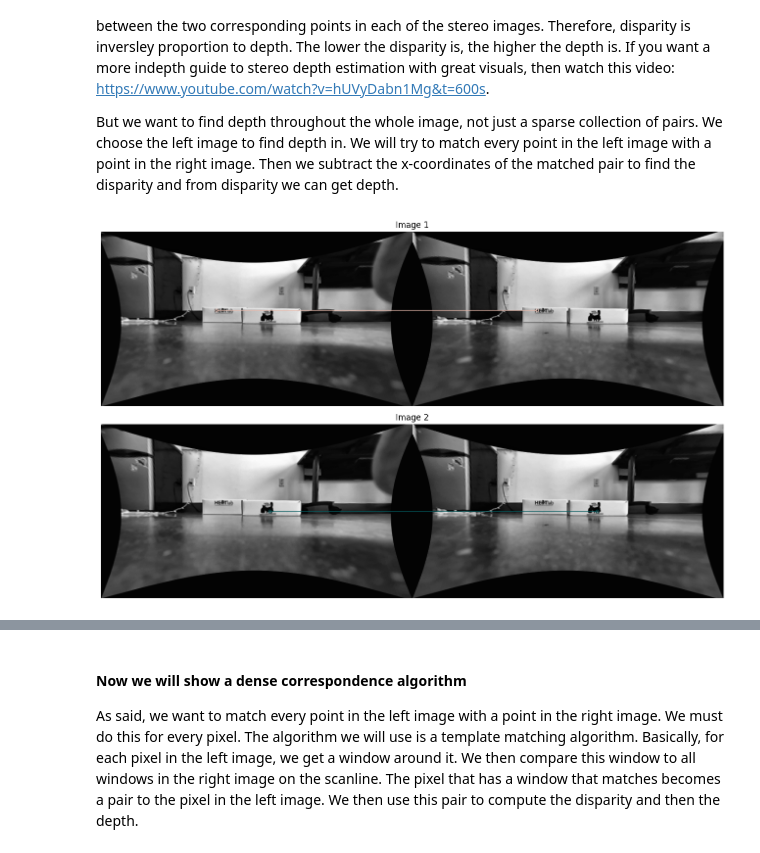
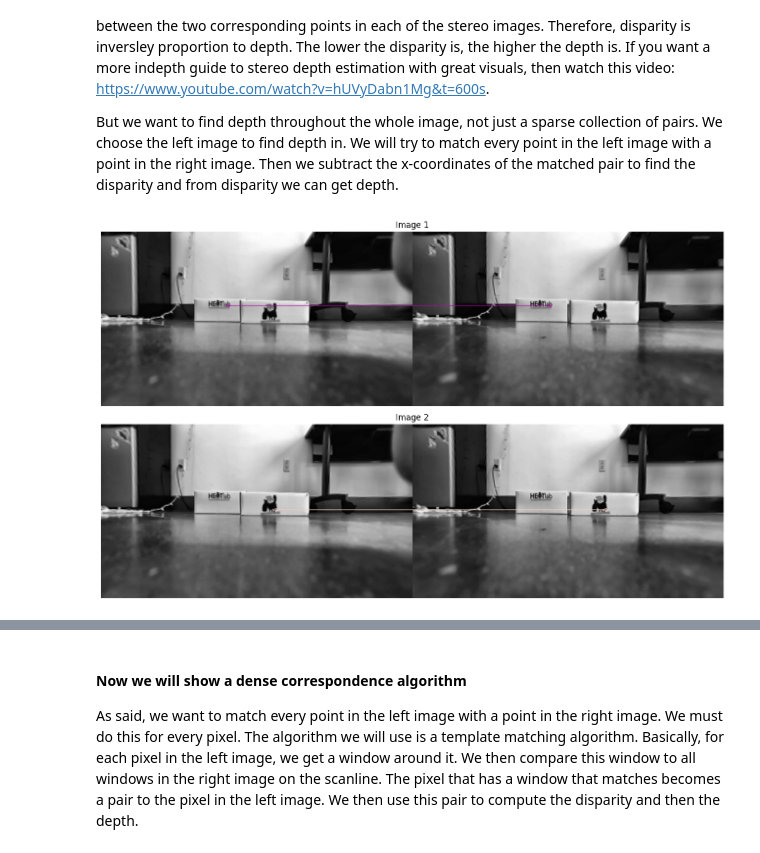
Before and after one commit to JoshuaG-K/stereo-camera-depth-tool, a Jupyter notebook: stereo-camera-depth.ipynb, the cells around one changed output, grey strips where cells are left out. Drawn from its saved outputs; the diff is of its cells as text; code cells hidden in the pictures.

```diff
--- a/stereo-camera-depth.ipynb
+++ b/stereo-camera-depth.ipynb
@@ -391,7 +391,7 @@ def get_function_to_undistort(checkerboard_calibration_folder, file_extension, c
 
 
 
-    alpha = 1 # if 0, we keep only the pixels that are valid, if 1, we keep all of the pixels and there will be some black
+    alpha = 0 # if 0, we keep only the pixels that are valid, if 1, we keep all of the pixels and there will be some black
     newcameramtx, roi = cv2.getOptimalNewCameraMatrix(mtx, dist, (w,h), alpha, (w,h))
 
     # print(h)
@@ -663,41 +663,41 @@ But we want to find depth throughout the whole image, not just a sparse collecti
 # %%
 # Now we get a correspondence from the sticker because that is 10cm away
 # The start to end range gives us a match that is on the object 10cm away
-first_match_start = 27
-first_match_end = 28
+first_match_start = 1
+first_match_end = 2
 
-second_match_start=1
-second_match_end=2
+second_match_start=0
+second_match_end=1
 matched_img_100cm = cv2.drawMatches(img_right_histEq, kpsR, img_left_histEq, kpsL, sorted_matches[first_match_start:first_match_end], None, flags=cv2.DrawMatchesFlags_NOT_DRAW_SINGLE_POINTS)
 
 # plt.imshow(matched_img_cat)
 # plt.axis('off')
 
 matched_img_40cm = cv2.drawMatches(img_right_histEq, kpsR, img_left_histEq, kpsL, sorted_matches[second_match_start:second_match_end], None, flags=cv2.DrawMatchesFlags_NOT_DRAW_SINGLE_POINTS)
 
 
 # plt.imshow(matched_img_shirt)
 # plt.axis('off')
 
 fig, axes = plt.subplots(nrows=2, ncols=1, figsize=(16, 8))
 
 # Plot the first image on the first subplot
 axes[0].imshow(matched_img_100cm)
 axes[0].set_title('Image 1')
 axes[0].axis('off')
 
 # Plot the second image on the second subplot
 axes[1].imshow(matched_img_40cm)
 axes[1].set_title('Image 2')
 axes[1].axis('off')
 
 # Adjust layout to prevent clipping of titles
 plt.tight_layout()
 
 # Show the plot
 plt.show()
 # %% [output]
-[figure, old version]
+[figure, new version]
 # %%
 # Now we will compute the depth using the camera intrinsics for the match above
 b = 63.1542 # In millimeters
```
Also changed, not shown: parts of 3 cells of this notebook, 2 other files.
